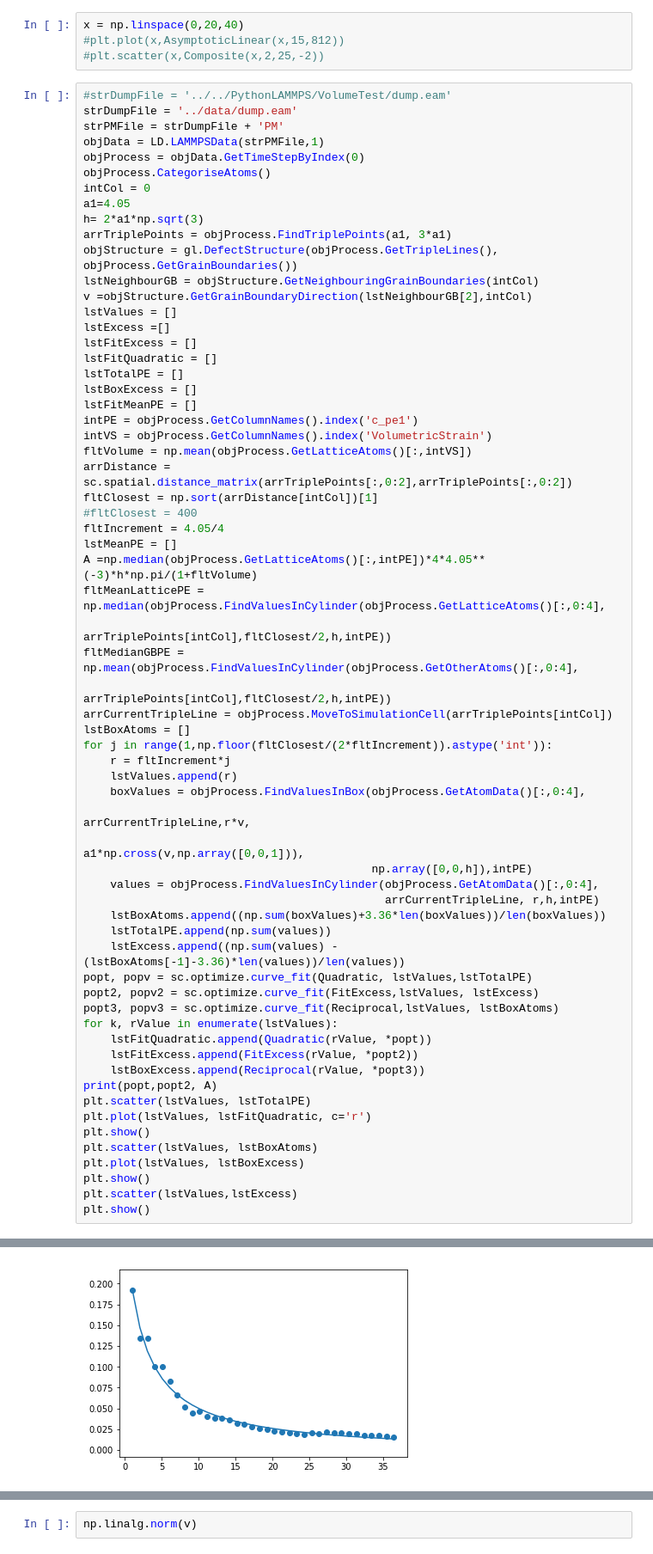
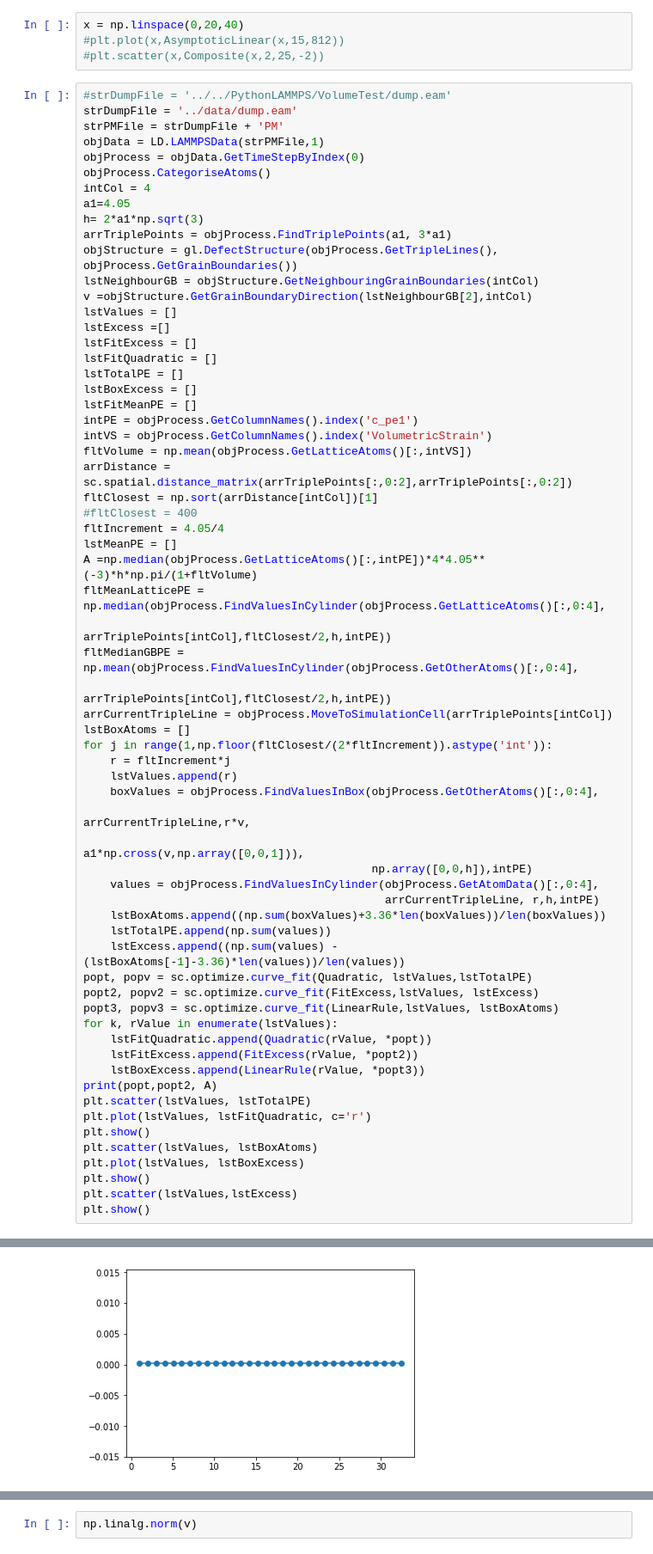
Before and after one commit to PaulTwine/TripleLines.github.io, a Jupyter notebook: TripleLine Fitting.ipynb, the cells around one changed output, grey strips where cells are left out. Shown at 86% size. Cells and saved outputs as stored; diff of their text form.

```diff
--- a/TripleLine Fitting.ipynb
+++ b/TripleLine Fitting.ipynb
@@ -58,7 +58,7 @@ strPMFile = strDumpFile + 'PM'
 objData = LD.LAMMPSData(strPMFile,1)
 objProcess = objData.GetTimeStepByIndex(0)
 objProcess.CategoriseAtoms()
-intCol = 0
+intCol = 4
 a1=4.05
 h= 2*a1*np.sqrt(3)
 arrTriplePoints = objProcess.FindTriplePoints(a1, 3*a1)
@@ -90,7 +90,7 @@ lstBoxAtoms = []
 for j in range(1,np.floor(fltClosest/(2*fltIncrement)).astype('int')):
     r = fltIncrement*j
     lstValues.append(r)
-    boxValues = objProcess.FindValuesInBox(objProcess.GetAtomData()[:,0:4],
+    boxValues = objProcess.FindValuesInBox(objProcess.GetOtherAtoms()[:,0:4],
                                                            arrCurrentTripleLine,r*v,
                                                            a1*np.cross(v,np.array([0,0,1])),
                                            np.array([0,0,h]),intPE)
@@ -101,11 +101,11 @@ for j in range(1,np.floor(fltClosest/(2*fltIncrement)).astype('int')):
     lstExcess.append((np.sum(values) -(lstBoxAtoms[-1]-3.36)*len(values))/len(values))
 popt, popv = sc.optimize.curve_fit(Quadratic, lstValues,lstTotalPE)
 popt2, popv2 = sc.optimize.curve_fit(FitExcess,lstValues, lstExcess)
-popt3, popv3 = sc.optimize.curve_fit(Reciprocal,lstValues, lstBoxAtoms)
+popt3, popv3 = sc.optimize.curve_fit(LinearRule,lstValues, lstBoxAtoms)
 for k, rValue in enumerate(lstValues):
     lstFitQuadratic.append(Quadratic(rValue, *popt))
     lstFitExcess.append(FitExcess(rValue, *popt2))
-    lstBoxExcess.append(Reciprocal(rValue, *popt3))
+    lstBoxExcess.append(LinearRule(rValue, *popt3))
 print(popt,popt2, A)
 plt.scatter(lstValues, lstTotalPE)
 plt.plot(lstValues, lstFitQuadratic, c='r')
@@ -121 +121 @@ plt.show()
-[figure, old version]
+[figure, new version]
```
Also changed, not shown: parts of 1 cell of this notebook, 1 other file.
